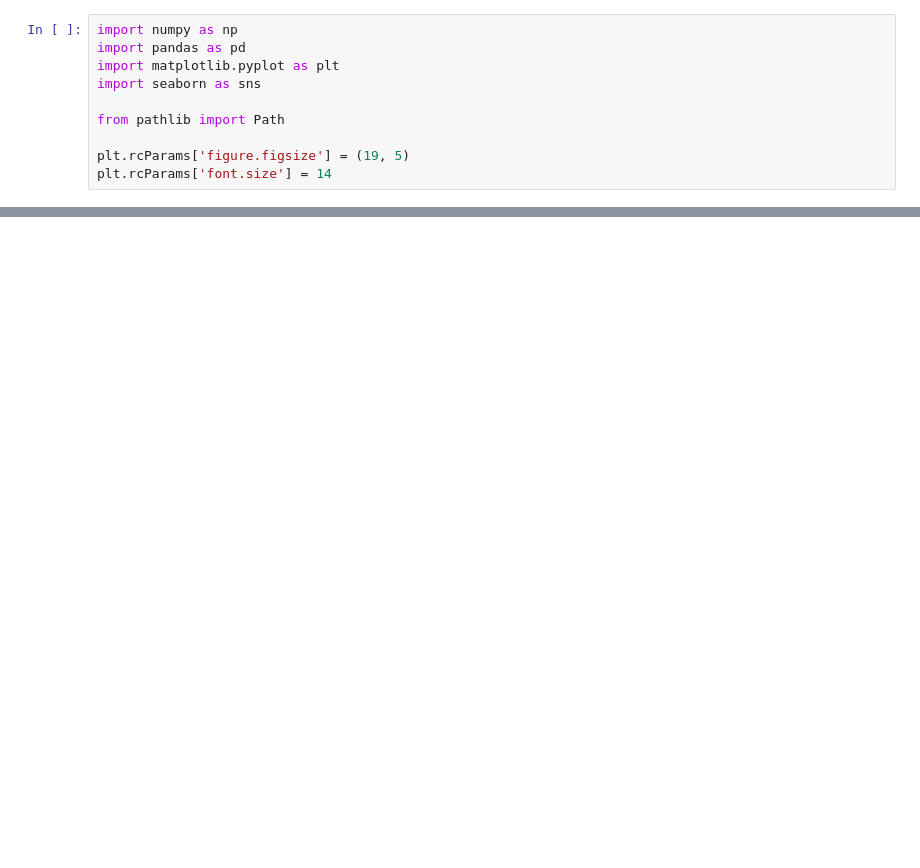
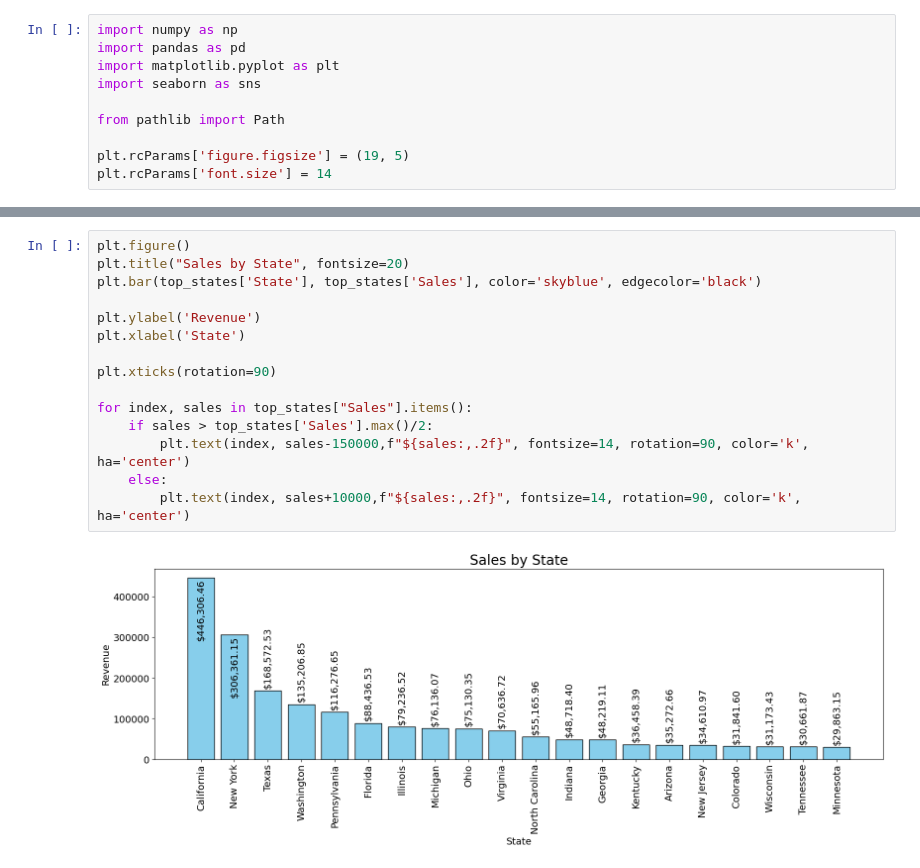
Before and after one commit to MrIsCM/DataProjects, a Jupyter notebook: P1_Sales_DA/main.ipynb, the cells around one changed output, grey strips where cells are left out. Drawn from its saved outputs; the diff is of its cells as text; blank space fills up the shorter version.

```diff
--- a/P1_Sales_DA/main.ipynb
+++ b/P1_Sales_DA/main.ipynb
@@ -130,0 +181,17 @@ Text(0, 0.5, 'Sales (in thousands)')
+# %%
+plt.figure()
+plt.title("Sales by State", fontsize=20)
+plt.bar(top_states['State'], top_states['Sales'], color='skyblue', edgecolor='black')
+
+plt.ylabel('Revenue')
+plt.xlabel('State')
+
+plt.xticks(rotation=90)
+
+for index, sales in top_states["Sales"].items():
+	if sales > top_states['Sales'].max()/2:
+		plt.text(index, sales-150000,f"${sales:,.2f}", fontsize=14, rotation=90, color='k', ha='center')
+	else:
+		plt.text(index, sales+10000,f"${sales:,.2f}", fontsize=14, rotation=90, color='k', ha='center')
+# %% [output]
+[figure, added]
```
Also changed, not shown: parts of 20 cells of this notebook, 2 other files.
